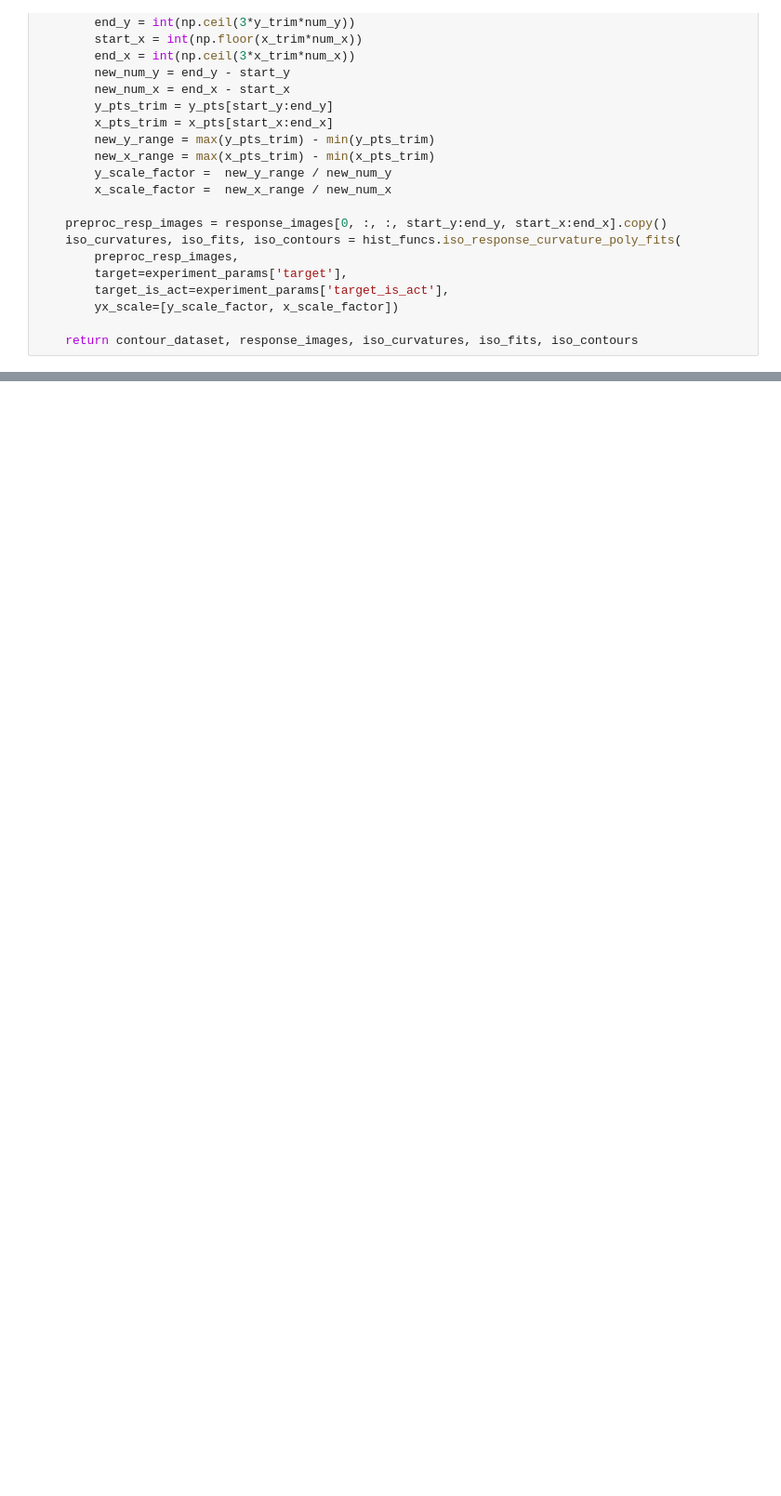
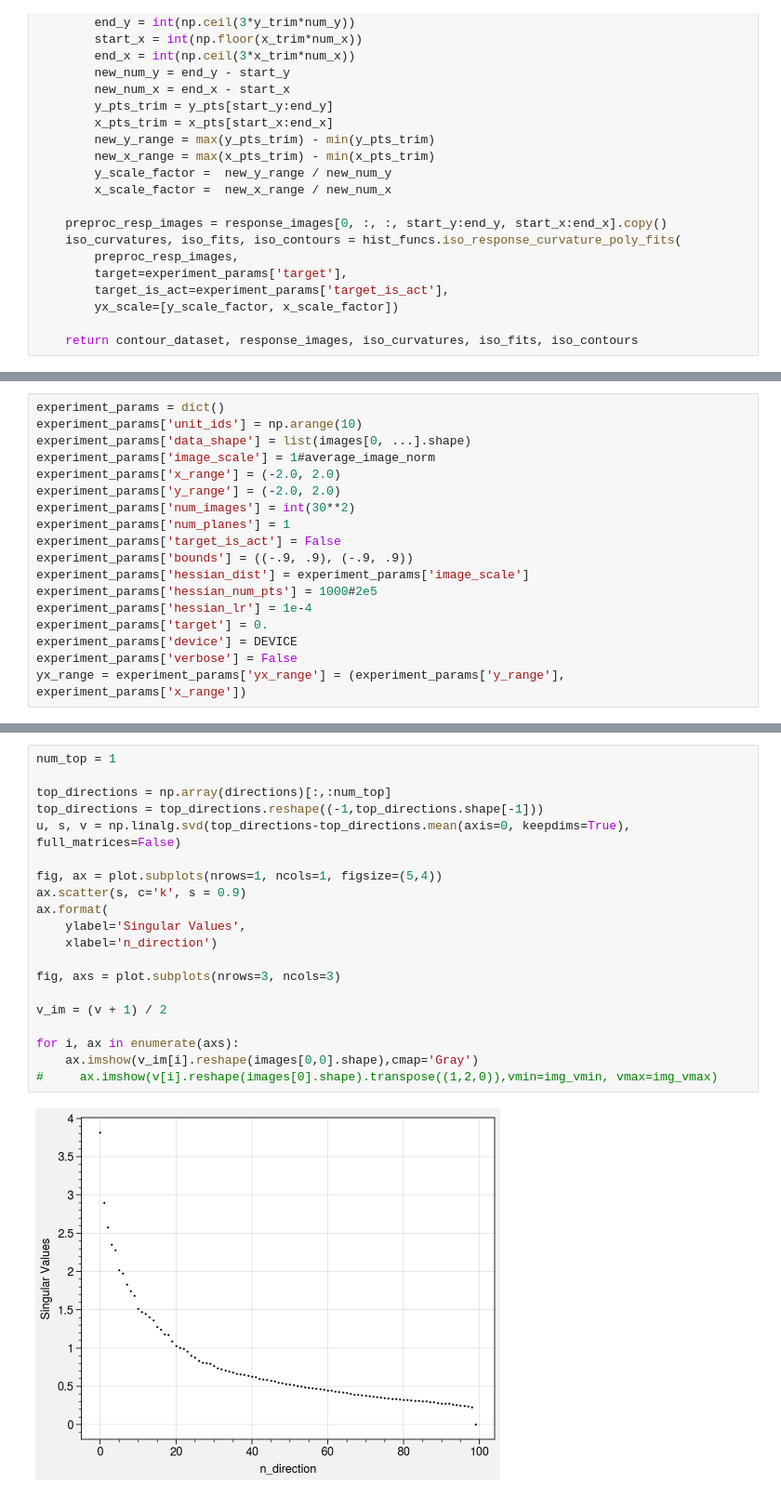
Before and after one commit to david-schu/TheGeometryOfAdversarialSubspaces, a Jupyter notebook: Curvature/curvature_analysis.ipynb, the cells around one changed output, grey strips where cells are left out. Shown: that part at 93% size. Cells and saved outputs as stored; diff of their text form; blank space fills up the shorter version.

```diff
--- a/Curvature/curvature_analysis.ipynb
+++ b/Curvature/curvature_analysis.ipynb
@@ -215,0 +385,18 @@ def global_response_curvature(model, plane_abscissae, plane_ordinates, experimen
+# %%
+experiment_params = dict()
+experiment_params['unit_ids'] = np.arange(10)
+experiment_params['data_shape'] = list(images[0, ...].shape)
+experiment_params['image_scale'] = 1#average_image_norm
+experiment_params['x_range'] = (-2.0, 2.0)
+experiment_params['y_range'] = (-2.0, 2.0)
+experiment_params['num_images'] = int(30**2)
+experiment_params['num_planes'] = 1
+experiment_params['target_is_act'] = False
+experiment_params['bounds'] = ((-.9, .9), (-.9, .9))
+experiment_params['hessian_dist'] = experiment_params['image_scale']
+experiment_params['hessian_num_pts'] = 1000#2e5
+experiment_params['hessian_lr'] = 1e-4
+experiment_params['target'] = 0.
+experiment_params['device'] = DEVICE
+experiment_params['verbose'] = False
+yx_range = experiment_params['yx_range'] = (experiment_params['y_range'], experiment_params['x_range'])
@@ -215,0 +469,22 @@ def global_response_curvature(model, plane_abscissae, plane_ordinates, experimen
+# %%
+num_top = 1
+
+top_directions = np.array(directions)[:,:num_top]
+top_directions = top_directions.reshape((-1,top_directions.shape[-1]))
+u, s, v = np.linalg.svd(top_directions-top_directions.mean(axis=0, keepdims=True), full_matrices=False)
+
+fig, ax = plot.subplots(nrows=1, ncols=1, figsize=(5,4))
+ax.scatter(s, c='k', s = 0.9)
+ax.format(
+    ylabel='Singular Values',
+    xlabel='n_direction')
+
+fig, axs = plot.subplots(nrows=3, ncols=3)
+
+v_im = (v + 1) / 2
+
+for i, ax in enumerate(axs):
+    ax.imshow(v_im[i].reshape(images[0,0].shape),cmap='Gray')
+#     ax.imshow(v[i].reshape(images[0].shape).transpose((1,2,0)),vmin=img_vmin, vmax=img_vmax)
+# %% [output]
+[figure, added]
```
Also changed, not shown: parts of 28 cells of this notebook, 1 other file.
